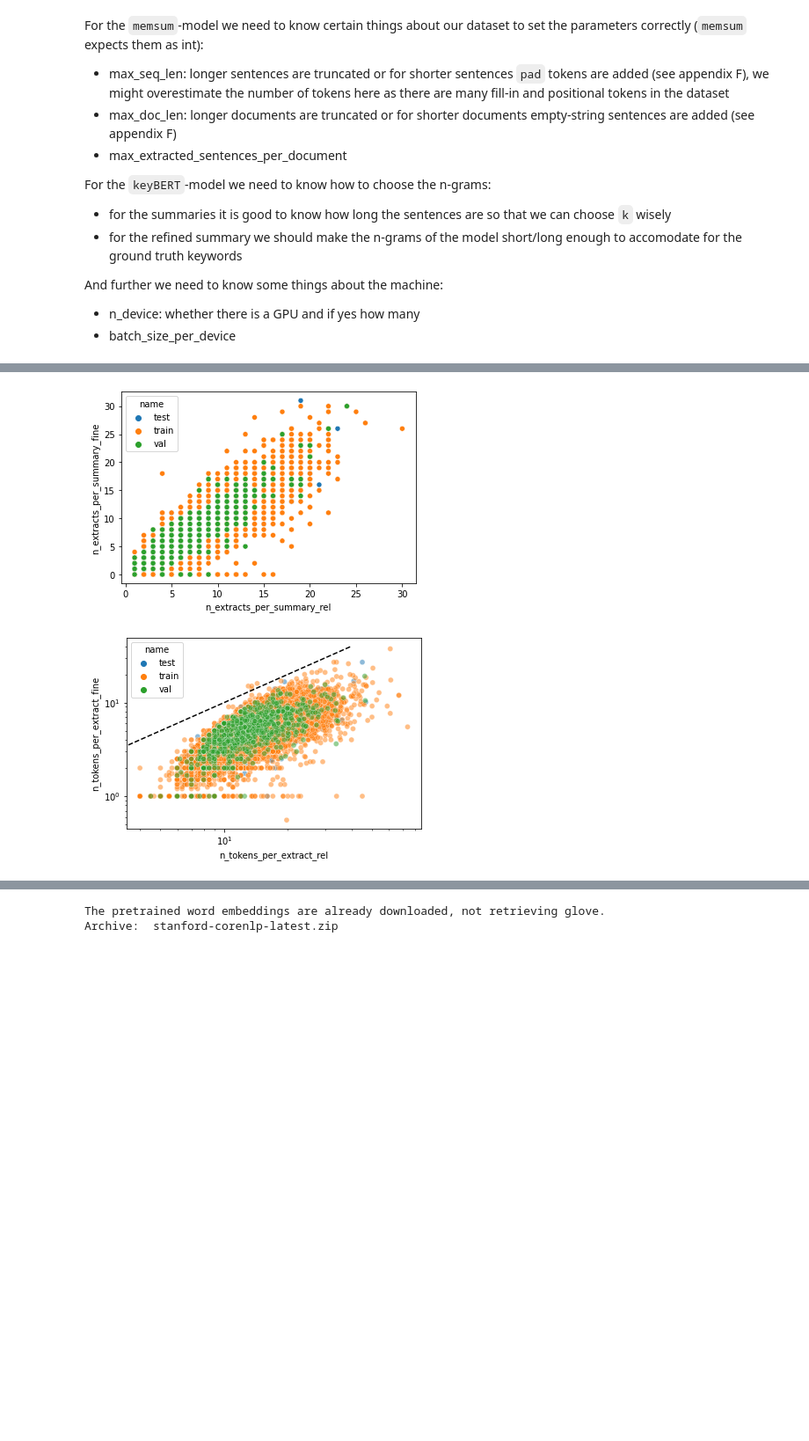
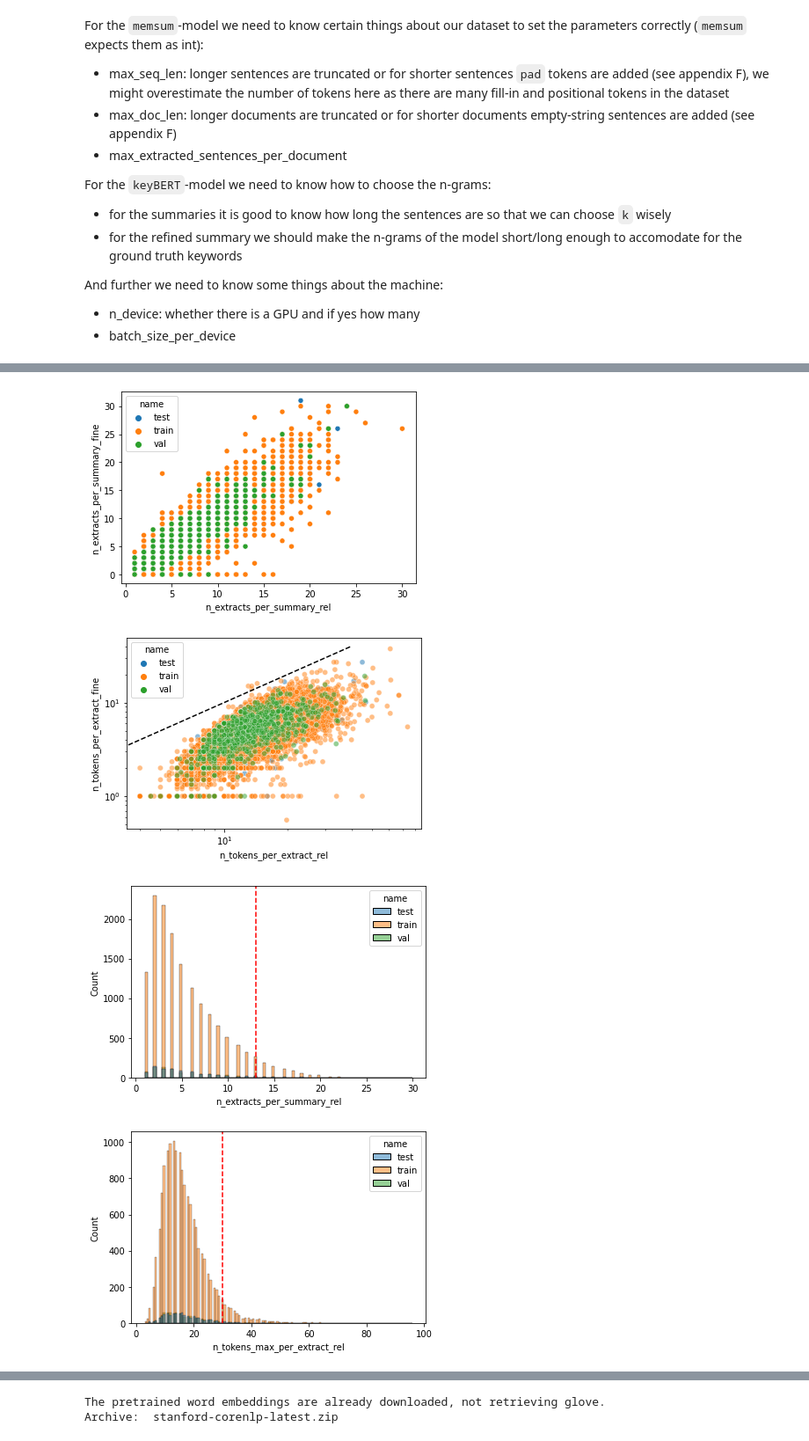
Before and after one commit to MagnusOstertag/ExtractiveSummaryModels, a Jupyter notebook: model_comparison.ipynb, the cells around one changed output, grey strips where cells are left out. Shown: that part at 88% size. Cells and saved outputs as stored; diff of their text form; code cells hidden in the pictures; blank space fills up the shorter version.

```diff
--- a/model_comparison.ipynb
+++ b/model_comparison.ipynb
@@ -279,30 +269,44 @@ Total number of available devices: 1
 sns.kdeplot(data=metadata, x='n_tokens_max_per_sentence_dialogue', hue='name',
             log_scale=True, common_norm=False, alpha=0.5)
 plt.show()
 sns.kdeplot(data=metadata, x='n_sentences_dialogue', hue='name',
             log_scale=True, common_norm=False, alpha=0.5)
 plt.show()
 sns.kdeplot(data=metadata, x='n_tokens_per_sentence', hue='name',
             log_scale=True, common_norm=False, alpha=0.5)
 plt.show()
 
 sns.scatterplot(data=metadata, x='n_sentences_dialogue', y='n_tokens_dialogue', hue='name')
 plt.plot([0, 40], [0, 40], color='black', linestyle='--')
 plt.show()
 sns.scatterplot(data=metadata, x='n_extracts_per_summary_rel', y='n_extracts_per_summary_fine', hue='name')
 plt.show()
 sns.scatterplot(data=metadata, x='n_tokens_per_extract_rel', y='n_tokens_per_extract_fine', hue='name',
                 alpha=0.5)
 plt.yscale('log')
 plt.xscale('log')
 plt.plot([0, 40], [0, 40], color='black', linestyle='--')
 # plot a line parallel to the x-axis # TODO, does not work...
 # plt.axyline(x=0)
 plt.show()
+
+sns.histplot(data=metadata, x='n_extracts_per_summary_rel', hue='name', common_norm=False, alpha=0.5)
+plt.axvline(metadata[metadata['name'] == 'train']['n_extracts_per_summary_rel'].quantile(0.95), color='red', linestyle='--')
+plt.show()
+
+sns.histplot(data=metadata, x='n_tokens_max_per_extract_rel', hue='name', common_norm=False, alpha=0.5)
+plt.axvline(metadata[metadata['name'] == 'train']['n_tokens_max_per_extract_rel'].quantile(0.95), color='red', linestyle='--')
+plt.show()
+
+sns.histplot(data=metadata, x='n_tokens_max_per_extract_fine', hue='name', common_norm=False, alpha=0.5)
+plt.axvline(metadata[metadata['name'] == 'train']['n_tokens_max_per_extract_fine'].quantile(0.95), color='red', linestyle='--')
+plt.show()
 # %% [output]
 [figure]
 [figure]
 [figure]
 [figure]
 [figure]
 [figure]
+[figure, added]
+[figure, added]
```
Also changed, not shown: parts of 12 cells of this notebook.
